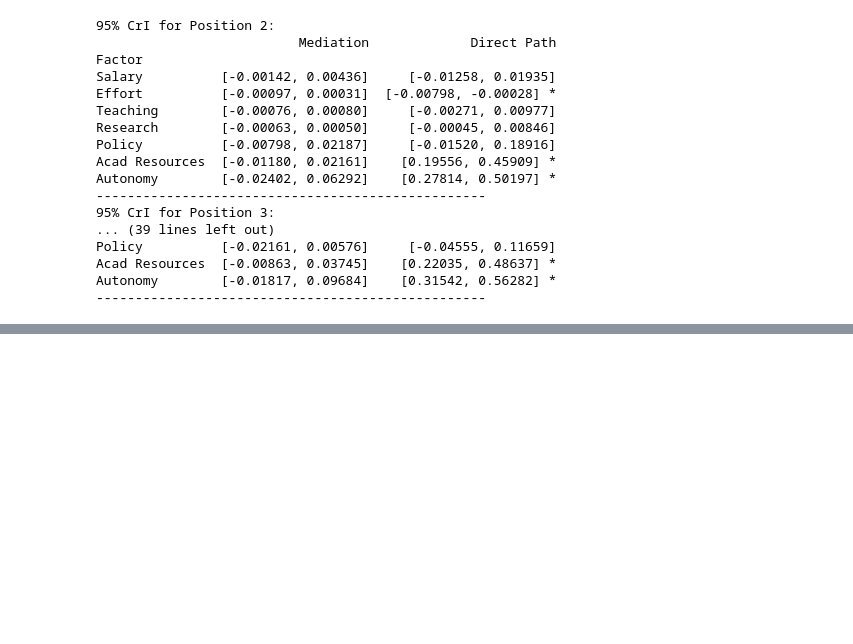
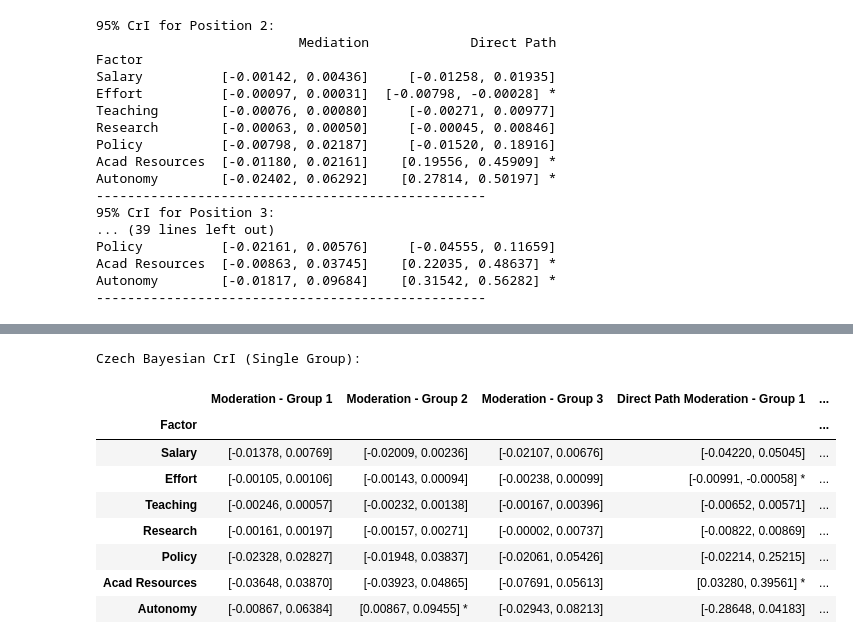
Before and after one commit to AndreiAf02/Job_Satisfaction_Burnout, a Jupyter notebook: Job_Satisfaction_Analysis.ipynb, the cells around one changed output, grey strips where cells are left out. Cells and saved outputs as stored; diff of their text form; code cells hidden in the pictures; blank space fills up the shorter version.

```diff
--- a/Job_Satisfaction_Analysis.ipynb
+++ b/Job_Satisfaction_Analysis.ipynb
@@ -792,0 +846,7 @@ Autonomy        [-0.01817, 0.09684]    [0.31542, 0.56282] *
+# %%
+path_to_single_group = 'https://raw.githubusercontent.com/AndreiAf02/Job_Satisfaction_Burnout/refs/heads/main/Single_Group/'
+
+CZ_bootstrap_single_group = pd.read_csv(path_to_single_group+'CZ_bootstrap_Single_Group.csv', sep=",", header=0).iloc[:,1:]
+CZ_bayesian_single_group = pd.read_csv(path_to_single_group+'CZ_burnout_posterior_Single_Group.csv', sep=",", header=0).iloc[:,1:]
+AT_bootstrap_single_group = pd.read_csv(path_to_single_group+'AT_bootstrap_Single_Group.csv', sep=",", header=0).iloc[:,1:]
+AT_bayesian_single_group = pd.read_csv(path_to_single_group+'AT_burnout_posterior_Single_Group.csv', sep=",", header=0).iloc[:,1:]
@@ -792,0 +869,16 @@ Autonomy        [-0.01817, 0.09684]    [0.31542, 0.56282] *
+# %%
+Current_position_col = ['Current_position_4.0', 'Current_position_5.0', 'Current_position_6.0']
+path_ci, path_prob = bayesian_analysis_single_group(CZ_bayesian_single_group, Current_position_col)
+print('Czech Bayesian CrI (Single Group):')
+path_ci.set_index('Factor')
+# %% [output]
+Czech Bayesian CrI (Single Group):
+|  | Moderation - Group 1 | Moderation - Group 2 | Moderation - Group 3 | Direct Path Moderation - Group 1 | ... |
+| Factor |  |  |  |  | ... |
+| Salary | [-0.01378, 0.00769] | [-0.02009, 0.00236] | [-0.02107, 0.00676] | [-0.04220, 0.05045] | ... |
+| Effort | [-0.00105, 0.00106] | [-0.00143, 0.00094] | [-0.00238, 0.00099] | [-0.00991, -0.00058] * | ... |
+| Teaching | [-0.00246, 0.00057] | [-0.00232, 0.00138] | [-0.00167, 0.00396] | [-0.00652, 0.00571] | ... |
+| Research | [-0.00161, 0.00197] | [-0.00157, 0.00271] | [-0.00002, 0.00737] | [-0.00822, 0.00869] | ... |
+| Policy | [-0.02328, 0.02827] | [-0.01948, 0.03837] | [-0.02061, 0.05426] | [-0.02214, 0.25215] | ... |
+| Acad Resources | [-0.03648, 0.03870] | [-0.03923, 0.04865] | [-0.07691, 0.05613] | [0.03280, 0.39561] * | ... |
+| Autonomy | [-0.00867, 0.06384] | [0.00867, 0.09455] * | [-0.02943, 0.08213] | [-0.28648, 0.04183] | ... |
```
Also changed, not shown: parts of 10 cells of this notebook.
